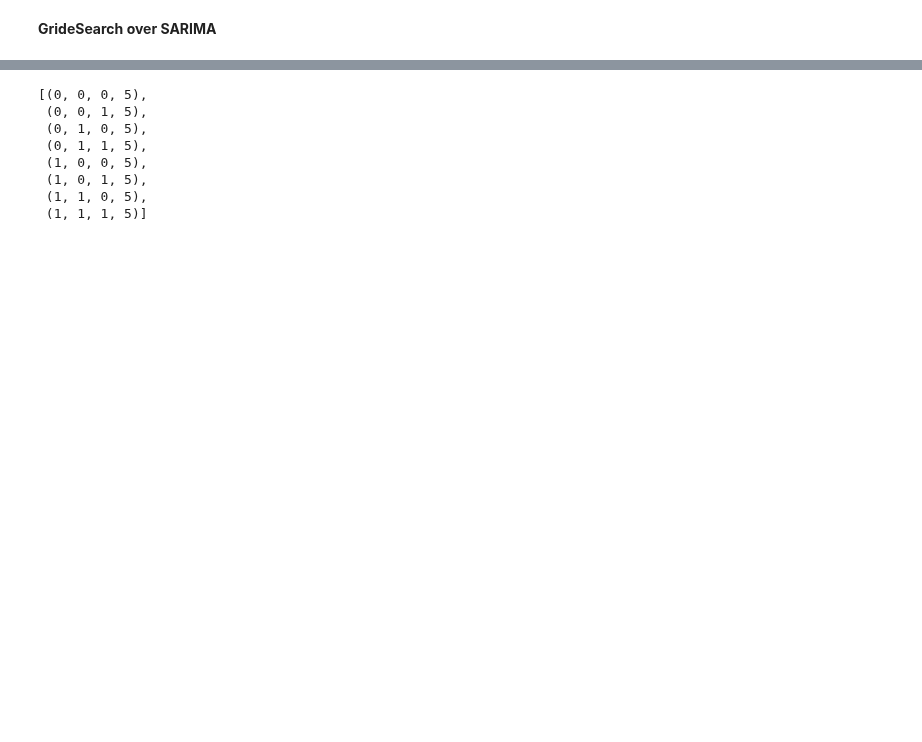
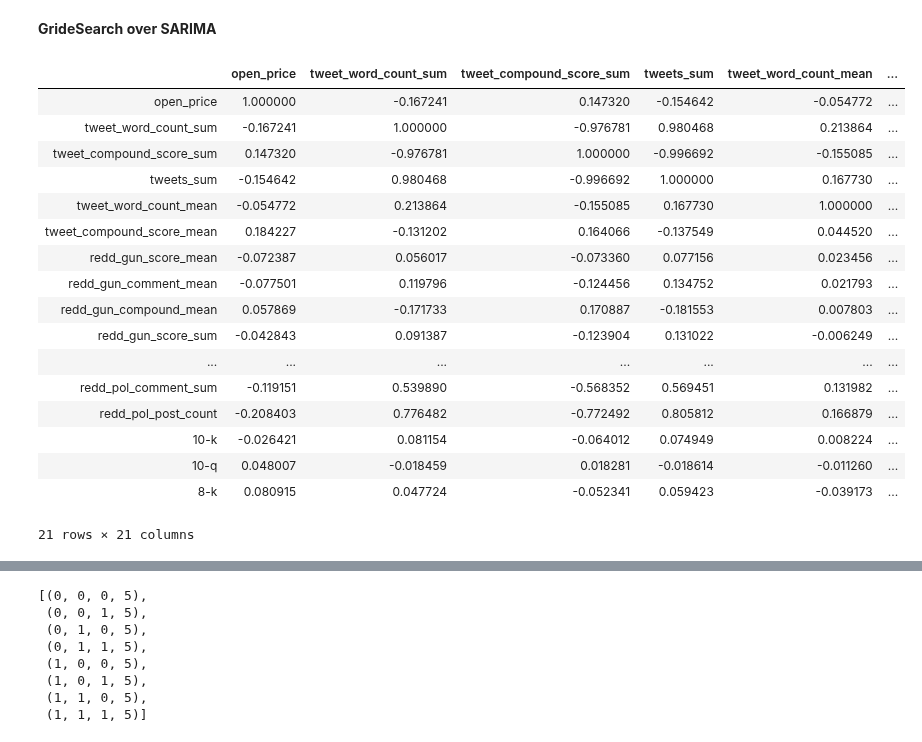
Before and after one commit to F1282231/RGR_Stock_Price_Project, a Jupyter notebook: code/Part-7-modeling.ipynb, the cells around one changed output, grey strips where cells are left out. Cells and saved outputs as stored; diff of their text form; code cells hidden in the pictures; blank space fills up the shorter version.

```diff
--- a/code/Part-7-modeling.ipynb
+++ b/code/Part-7-modeling.ipynb
@@ -251,0 +104,21 @@ mean_squared_error(pd.DataFrame(test), preds)
+# %%
+train.corr()
+# %% [output]
+|  | open_price | tweet_word_count_sum | tweet_compound_score_sum | tweets_sum | tweet_word_count_mean | ... |
+| open_price | 1.000000 | -0.167241 | 0.147320 | -0.154642 | -0.054772 | ... |
+| tweet_word_count_sum | -0.167241 | 1.000000 | -0.976781 | 0.980468 | 0.213864 | ... |
+| tweet_compound_score_sum | 0.147320 | -0.976781 | 1.000000 | -0.996692 | -0.155085 | ... |
+| tweets_sum | -0.154642 | 0.980468 | -0.996692 | 1.000000 | 0.167730 | ... |
+| tweet_word_count_mean | -0.054772 | 0.213864 | -0.155085 | 0.167730 | 1.000000 | ... |
+| tweet_compound_score_mean | 0.184227 | -0.131202 | 0.164066 | -0.137549 | 0.044520 | ... |
+| redd_gun_score_mean | -0.072387 | 0.056017 | -0.073360 | 0.077156 | 0.023456 | ... |
+| redd_gun_comment_mean | -0.077501 | 0.119796 | -0.124456 | 0.134752 | 0.021793 | ... |
+| redd_gun_compound_mean | 0.057869 | -0.171733 | 0.170887 | -0.181553 | 0.007803 | ... |
+| redd_gun_score_sum | -0.042843 | 0.091387 | -0.123904 | 0.131022 | -0.006249 | ... |
+| ... | ... | ... | ... | ... | ... | ... |
+| redd_pol_comment_sum | -0.119151 | 0.539890 | -0.568352 | 0.569451 | 0.131982 | ... |
+| redd_pol_post_count | -0.208403 | 0.776482 | -0.772492 | 0.805812 | 0.166879 | ... |
+| 10-k | -0.026421 | 0.081154 | -0.064012 | 0.074949 | 0.008224 | ... |
+| 10-q | 0.048007 | -0.018459 | 0.018281 | -0.018614 | -0.011260 | ... |
+| 8-k | 0.080915 | 0.047724 | -0.052341 | 0.059423 | -0.039173 | ... |
+21 rows × 21 columns
```
Also changed, not shown: parts of 59 cells of this notebook, 2 other files.
